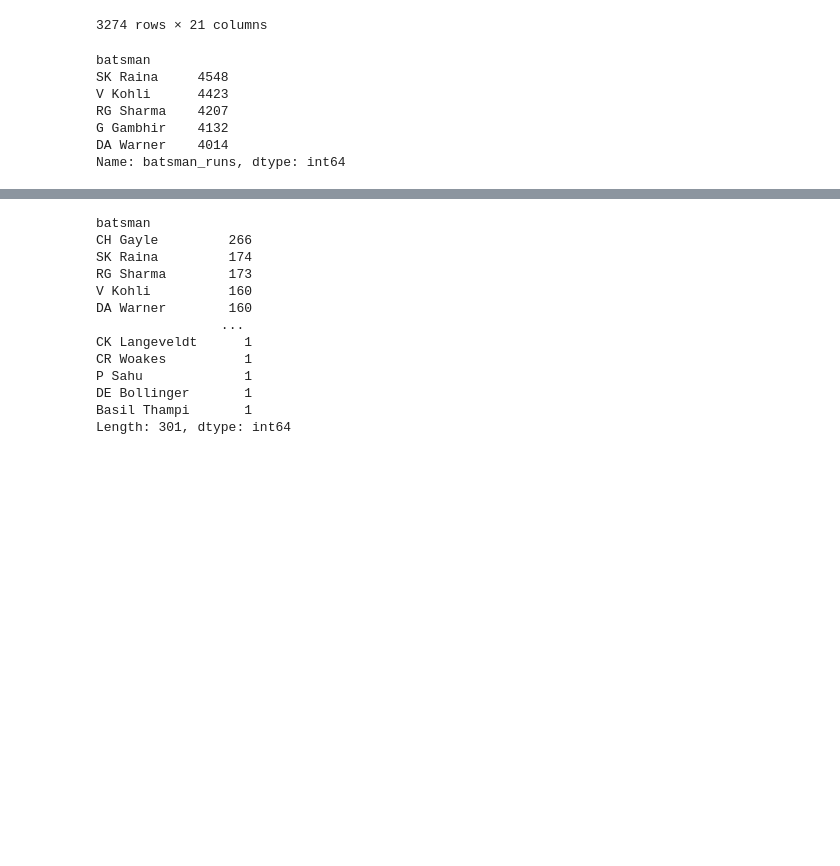
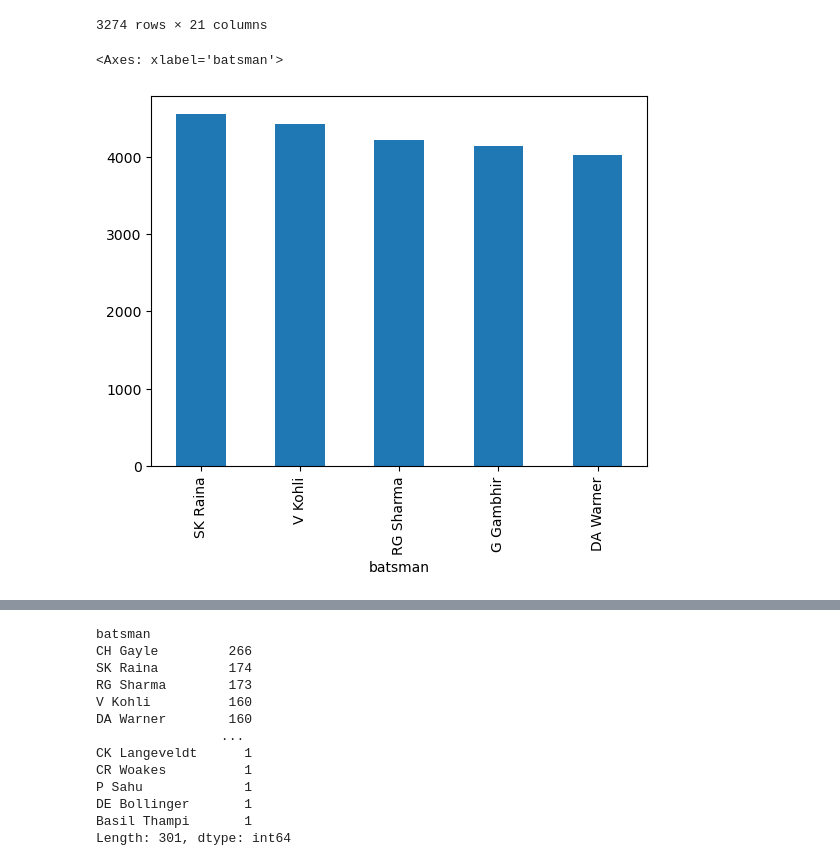
Before and after one commit to sneha280904/IPL-Trends-and-Patterns, a Jupyter notebook: IPL-analysis.ipynb, the cells around one changed output, grey strips where cells are left out. Drawn from its saved outputs; the diff is of its cells as text; code cells hidden in the pictures; blank space fills up the shorter version.

```diff
--- a/IPL-analysis.ipynb
+++ b/IPL-analysis.ipynb
@@ -376,15 +398,10 @@ sec1.get_group('RG Sharma')
 3274 rows × 21 columns
 # %%
 # sum() - function the sum of all rows
-sec1['batsman_runs'].sum().sort_values(ascending = False).head()
+sec1['batsman_runs'].sum().sort_values(ascending = False).head().plot(kind = 'bar')
 # %% [output]
-batsman
-SK Raina     4548
-V Kohli      4423
-RG Sharma    4207
-G Gambhir    4132
-DA Warner    4014
-Name: batsman_runs, dtype: int64
+<Axes: xlabel='batsman'>
+[figure, added]
 # %%
 four = data2['batsman_runs'] == 4
 new_four = data2[four]
```
Also changed, not shown: parts of 5 cells of this notebook.
